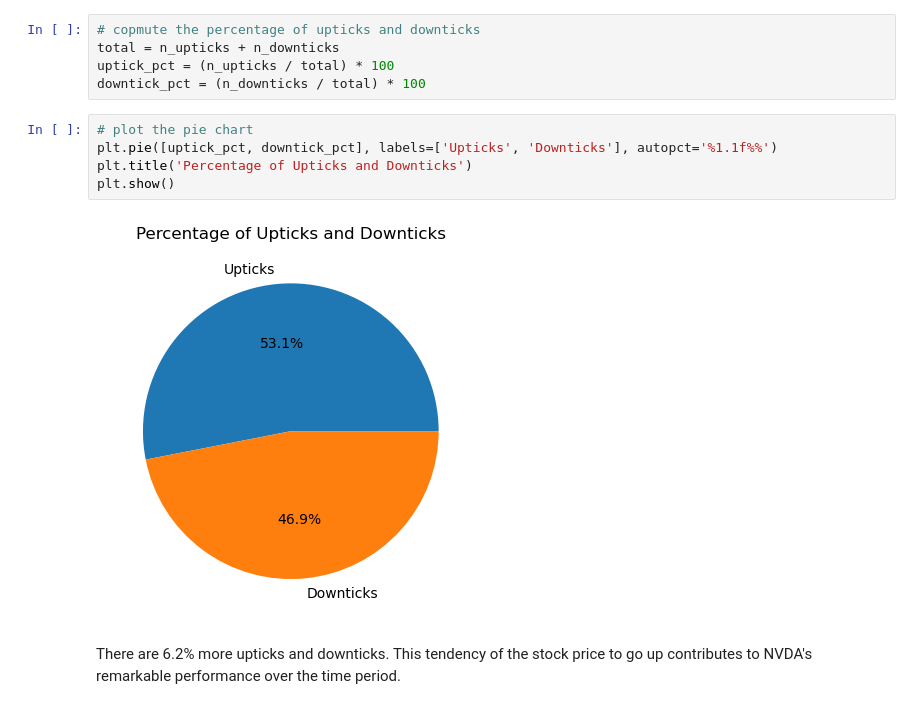
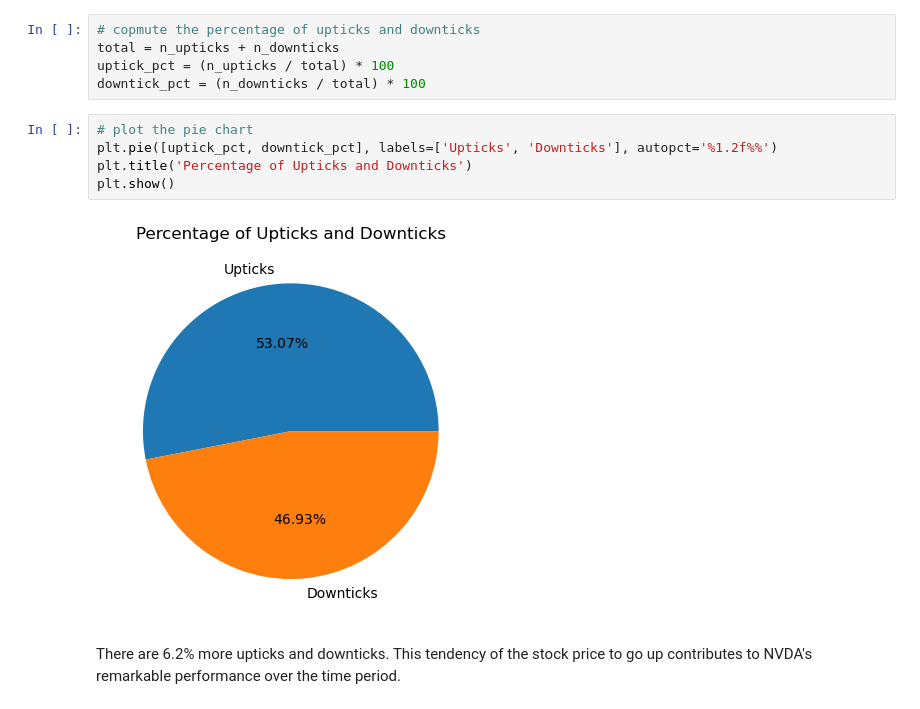
Before and after one commit to GeorgiusBE/Mining_Game, a Jupyter notebook: Part_2_Data_Analytics.ipynb, the cells around one changed output. Cells and saved outputs as stored; diff of their text form.

```diff
--- a/Part_2_Data_Analytics.ipynb
+++ b/Part_2_Data_Analytics.ipynb
@@ -611,11 +611,11 @@ uptick_pct = (n_upticks / total) * 100
 downtick_pct = (n_downticks / total) * 100
 # %%
 # plot the pie chart
-plt.pie([uptick_pct, downtick_pct], labels=['Upticks', 'Downticks'], autopct='%1.1f%%')
+plt.pie([uptick_pct, downtick_pct], labels=['Upticks', 'Downticks'], autopct='%1.2f%%')
 plt.title('Percentage of Upticks and Downticks')
 plt.show()
 # %% [output]
-[figure, old version]
+[figure, new version]
 # %% [markdown]
 There are 6.2% more upticks and downticks. This tendency of the stock price to go up contributes to NVDA's remarkable performance over the time period.
 # %% [markdown]
```
Also changed, not shown: parts of 7 cells of this notebook.
